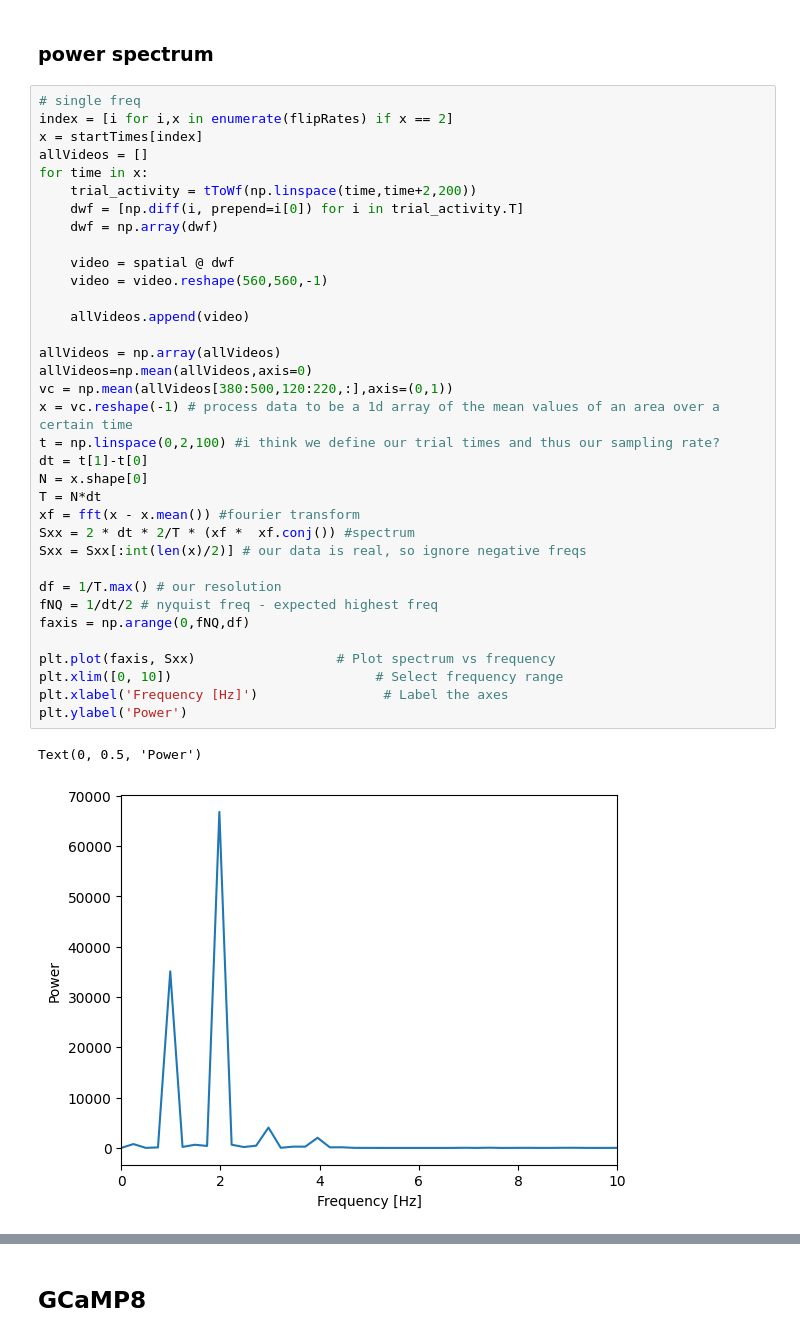
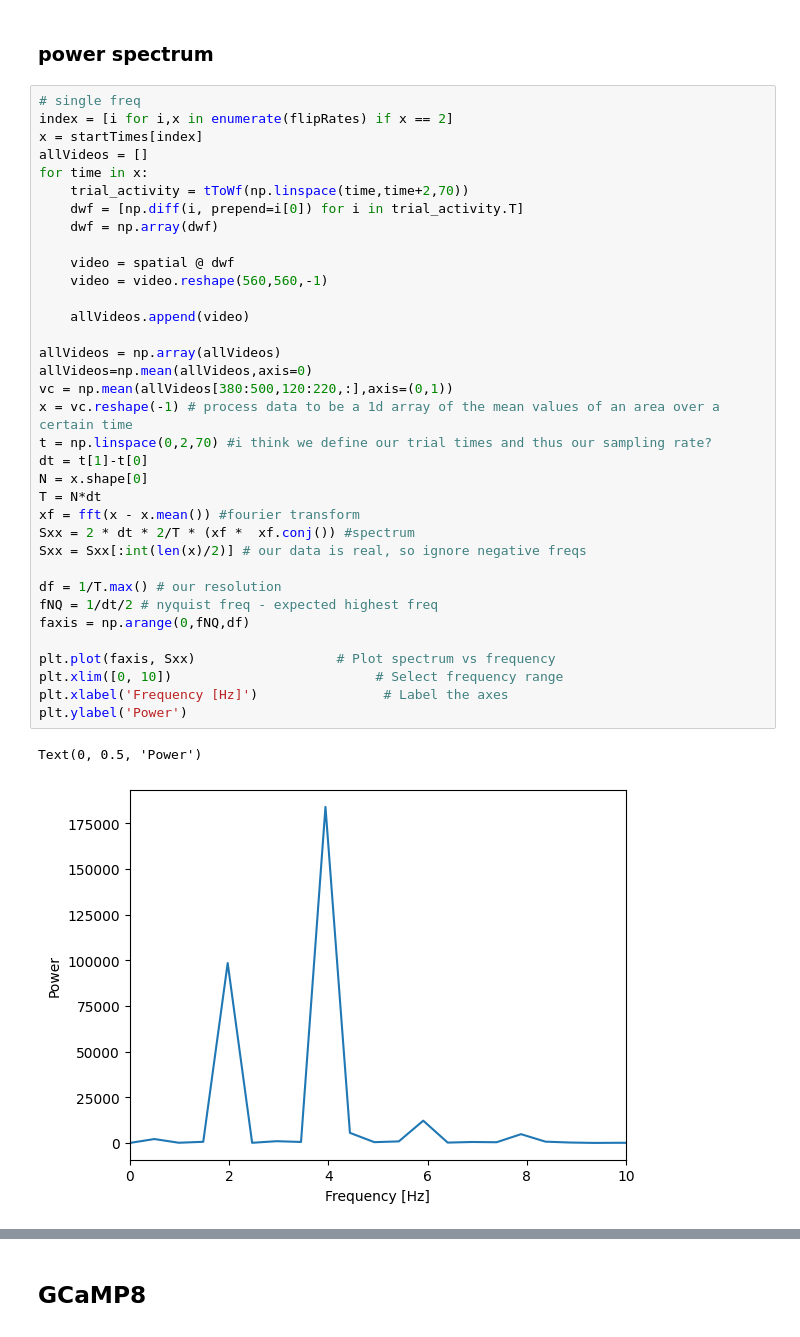
Before and after one commit to paschamatveev/wfOptoProject, a Jupyter notebook: wf + opto/led_oscillations.ipynb, the cells around one changed output, grey strips where cells are left out. Cells and saved outputs as stored; diff of their text form.

```diff
--- a/wf + opto/led_oscillations.ipynb
+++ b/wf + opto/led_oscillations.ipynb
@@ -323,38 +323,38 @@ index = [i for i,x in enumerate(flipRates) if x == 2]
 x = startTimes[index]
 allVideos = []
 for time in x:
-    trial_activity = tToWf(np.linspace(time,time+2,200))
+    trial_activity = tToWf(np.linspace(time,time+2,70))
     dwf = [np.diff(i, prepend=i[0]) for i in trial_activity.T]
     dwf = np.array(dwf)
 
     video = spatial @ dwf
     video = video.reshape(560,560,-1)
 
     allVideos.append(video)
 
 allVideos = np.array(allVideos)
 allVideos=np.mean(allVideos,axis=0)
 vc = np.mean(allVideos[380:500,120:220,:],axis=(0,1))
 x = vc.reshape(-1) # process data to be a 1d array of the mean values of an area over a certain time
-t = np.linspace(0,2,100) #i think we define our trial times and thus our sampling rate?
+t = np.linspace(0,2,70) #i think we define our trial times and thus our sampling rate?
 dt = t[1]-t[0]
 N = x.shape[0]
 T = N*dt
 xf = fft(x - x.mean()) #fourier transform
 Sxx = 2 * dt * 2/T * (xf *  xf.conj()) #spectrum
 Sxx = Sxx[:int(len(x)/2)] # our data is real, so ignore negative freqs
 
 df = 1/T.max() # our resolution
 fNQ = 1/dt/2 # nyquist freq - expected highest freq
 faxis = np.arange(0,fNQ,df)
 
 plt.plot(faxis, Sxx)                  # Plot spectrum vs frequency
 plt.xlim([0, 10])                          # Select frequency range
 plt.xlabel('Frequency [Hz]')                # Label the axes
 plt.ylabel('Power')
 # %% [output]
 Text(0, 0.5, 'Power')
-[figure, old version]
+[figure, new version]
 # %%
 max_y = Sxx.reshape(-1).max()  # Find the maximum y value
 max_x = faxis[Sxx.argmax()]  # Find the x value corresponding to the maximum y value
```
Also changed, not shown: parts of 5 cells of this notebook.
